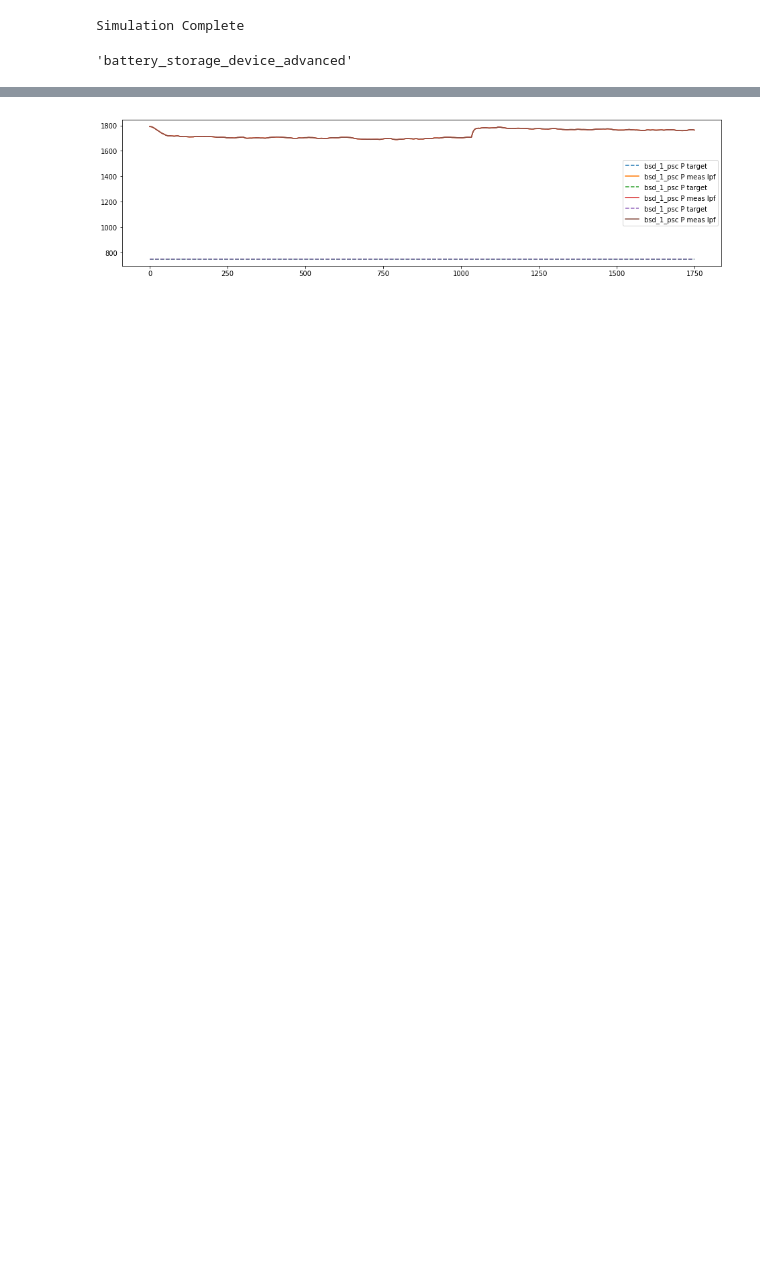
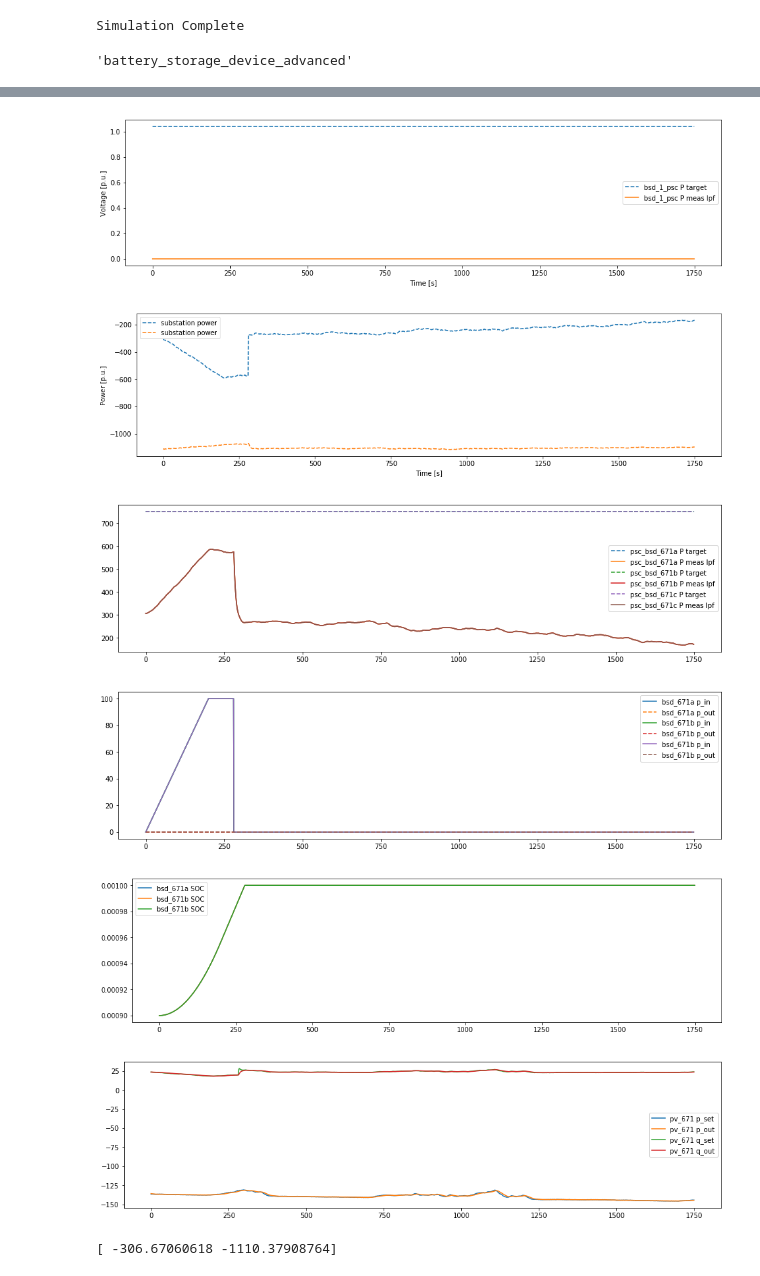
Before and after one commit to lbnl-cybersecurity/ceds-cigar, a Jupyter notebook: pycigar/zzz/Battery_Storage_Controller_Test_IEEE_13.ipynb, the cells around one changed output, grey strips where cells are left out. Saved outputs shown, nothing was run; the diff lists cells and outputs as text; code cells hidden in the pictures; blank space fills up the shorter version.

```diff
--- a/pycigar/zzz/Battery_Storage_Controller_Test_IEEE_13.ipynb
+++ b/pycigar/zzz/Battery_Storage_Controller_Test_IEEE_13.ipynb
@@ -216,13 +216,35 @@ dict_keys(['control_setting', 'measured_active_power', 'measured_reactive_power'
 Logger.log_dict['bsd_671a'].keys()
 # Logger.log_dict['bsd_1']['SOC']
 
+
 fig1 = plt.figure(figsize = [16, 4])
-plt.plot(Logger.log_dict['psc_bsd_671a']['p_target'],'--',label="bsd_1_psc P target")
-plt.plot(Logger.log_dict['psc_bsd_671a']['measured_active_power_lpf'],label="bsd_1_psc P meas lpf")
-plt.plot(Logger.log_dict['psc_bsd_671b']['p_target'],'--',label="bsd_1_psc P target")
-plt.plot(Logger.log_dict['psc_bsd_671b']['measured_active_power_lpf'],label="bsd_1_psc P meas lpf")
-plt.plot(Logger.log_dict['psc_bsd_671c']['p_target'],'--',label="bsd_1_psc P target")
-plt.plot(Logger.log_dict['psc_bsd_671c']['measured_active_power_lpf'],label="bsd_1_psc P meas lpf")
+plt.plot(Logger.log_dict['network']['substation_top_voltage'],'--',label="bsd_1_psc P target")
+plt.plot(Logger.log_dict['network']['substation_bottom_voltage'],label="bsd_1_psc P meas lpf")
+# plt.plot(Logger.log_dict['bsd_2_psc']['measured_active_power'],label="P meas")
+# plt.plot(Logger.log_dict['bsd_2_psc']['measured_active_power_lpf'],label="bsd_2_psc P meas lpf")
+# plt.title('Battery State of Charge - External Control')
+plt.xlabel('Time [s]')
+plt.ylabel('Voltage [p.u.]')
+plt.legend()
+
+fig1 = plt.figure(figsize = [16, 4])
+plt.plot(Logger.log_dict['network']['substation_power'],'--',label="substation power")
+# plt.plot(Logger.log_dict['bsd_2_psc']['measured_active_power'],label="P meas")
+# plt.plot(Logger.log_dict['bsd_2_psc']['measured_active_power_lpf'],label="bsd_2_psc P meas lpf")
+# plt.title('Battery State of Charge - External Control')
+plt.xlabel('Time [s]')
+plt.ylabel('Power [p.u.]')
+plt.legend()
+
+
+
+fig1 = plt.figure(figsize = [16, 4])
+plt.plot(Logger.log_dict['psc_bsd_671a']['p_target'],'--',label="psc_bsd_671a P target")
+plt.plot(Logger.log_dict['psc_bsd_671a']['measured_active_power_lpf'],label="psc_bsd_671a P meas lpf")
+plt.plot(Logger.log_dict['psc_bsd_671b']['p_target'],'--',label="psc_bsd_671b P target")
+plt.plot(Logger.log_dict['psc_bsd_671b']['measured_active_power_lpf'],label="psc_bsd_671b P meas lpf")
+plt.plot(Logger.log_dict['psc_bsd_671c']['p_target'],'--',label="psc_bsd_671c P target")
+plt.plot(Logger.log_dict['psc_bsd_671c']['measured_active_power_lpf'],label="psc_bsd_671c P meas lpf")
 # plt.plot(Logger.log_dict['bsd_2_psc']['measured_active_power'],label="P meas")
 # plt.plot(Logger.log_dict['bsd_2_psc']['measured_active_power_lpf'],label="bsd_2_psc P meas lpf")
 # plt.title('Battery State of Charge - External Control')
@@ -233,41 +255,65 @@ plt.legend()
 
 # fig1 = plt.figure(figsize = [16, 4])
 # plt.plot(Logger.log_dict['bsd_1_psc']['p_set'],label="bsd_1_psc p_set")
 # plt.plot(Logger.log_dict['bsd_2_psc']['p_set'],label="bsd_2_psc p_set")
 # plt.plot(Logger.log_dict['bsd_3_psc']['p_set'],label="bsd_3_psc p_set")
 # # plt.plot(Logger.log_dict['bsd_1_psc']['measured_active_power_lpf'],label="P meas lpf")
 # # plt.title('Battery State of Charge - External Control')
 # # plt.xlabel('Time [s]')
 # # plt.xlabel('SOC')
 # plt.legend()
 
 fig1 = plt.figure(figsize = [16, 4])
-plt.plot(np.array(Logger.log_dict['bsd_671a']['p_in'])/1e3,label="bsd_1 p_in")
-plt.plot(np.array(Logger.log_dict['bsd_671a']['p_out'])/1e3,label="bsd_1 p_out")
-plt.plot(np.array(Logger.log_dict['bsd_671b']['p_in'])/1e3,label="bsd_2 p_in")
-plt.plot(np.array(Logger.log_dict['bsd_671b']['p_out'])/1e3,label="bsd_2 p_out")
-plt.plot(np.array(Logger.log_dict['bsd_671c']['p_in'])/1e3,label="bsd_3 p_in")
-plt.plot(np.array(Logger.log_dict['bsd_671c']['p_out'])/1e3,label="bsd_3 p_out")
+plt.plot(np.array(Logger.log_dict['bsd_671a']['p_in'])/1e3,label="bsd_671a p_in")
+plt.plot(np.array(Logger.log_dict['bsd_671a']['p_out'])/1e3,'--',label="bsd_671a p_out")
+plt.plot(np.array(Logger.log_dict['bsd_671b']['p_in'])/1e3,label="bsd_671b p_in")
+plt.plot(np.array(Logger.log_dict['bsd_671b']['p_out'])/1e3,'--',label="bsd_671b p_out")
+plt.plot(np.array(Logger.log_dict['bsd_671c']['p_in'])/1e3,label="bsd_671b p_in")
+plt.plot(np.array(Logger.log_dict['bsd_671c']['p_out'])/1e3,'--',label="bsd_671b p_out")
+plt.legend()
 
-# plt.plot(Logger.log_dict['bsd_1_psc']['measured_active_power_lpf'],label="P meas lpf")
-# plt.title('Battery State of Charge - External Control')
-# plt.xlabel('Time [s]')
-# plt.xlabel('SOC')
+fig1 = plt.figure(figsize = [16, 4])
+plt.plot(np.array(Logger.log_dict['bsd_671a']['SOC']),label="bsd_671a SOC")
+plt.plot(np.array(Logger.log_dict['bsd_671b']['SOC']),label="bsd_671b SOC")
+plt.plot(np.array(Logger.log_dict['bsd_671c']['SOC']),label="bsd_671b SOC")
 plt.legend()
 
 
 # fig1 = plt.figure(figsize = [16, 4])
 # plt.plot(Logger.log_dict['bsd_1']['SOC'],label="bsd_1 SOC")
 # plt.plot(Logger.log_dict['bsd_2']['SOC'],label="bsd_2 SOC")
 # plt.plot(Logger.log_dict['bsd_3']['SOC'],label="bsd_3 SOC")
 # # plt.plot(Logger.log_dict['bsd_1_psc']['measured_active_power_lpf'],label="P meas lpf")
 # # plt.title('Battery State of Charge - External Control')
 # # plt.xlabel('Time [s]')
 # # plt.xlabel('SOC')
 # plt.legend()
 
+fig1 = plt.figure(figsize = [16, 4])
+plt.plot(Logger.log_dict['pv_671']['p_set'],label="pv_671 p_set")
+plt.plot(Logger.log_dict['pv_671']['p_out'],label="pv_671 p_out")
+plt.plot(Logger.log_dict['pv_671']['q_set'],label="pv_671 q_set")
+plt.plot(Logger.log_dict['pv_671']['q_out'],label="pv_671 q_out")
+# plt.plot(Logger.log_dict['pv_671b']['SOC'],label="bsd_2 SOC")
+# plt.plot(Logger.log_dict['pv_671c']['SOC'],label="bsd_3 SOC")
+# plt.plot(Logger.log_dict['bsd_1_psc']['measured_active_power_lpf'],label="P meas lpf")
+# plt.title('Battery State of Charge - External Control')
+# plt.xlabel('Time [s]')
+# plt.xlabel('SOC')
+plt.legend()
+
+
 plt.show()
 
 # fig1.savefig('/home/michael/Desktop/temp/SOC.png')
 # %% [output]
-[figure, old version]
+[figure, new version]
+[figure, added]
+[figure, added]
+[figure, added]
+[figure, added]
+[figure, added]
+# %%
+print(Logger.log_dict['network']['substation_power'][0])
+# %% [output]
+[ -306.67060618 -1110.37908764]
```
Also changed, not shown: parts of 6 cells of this notebook, 2 other files.
